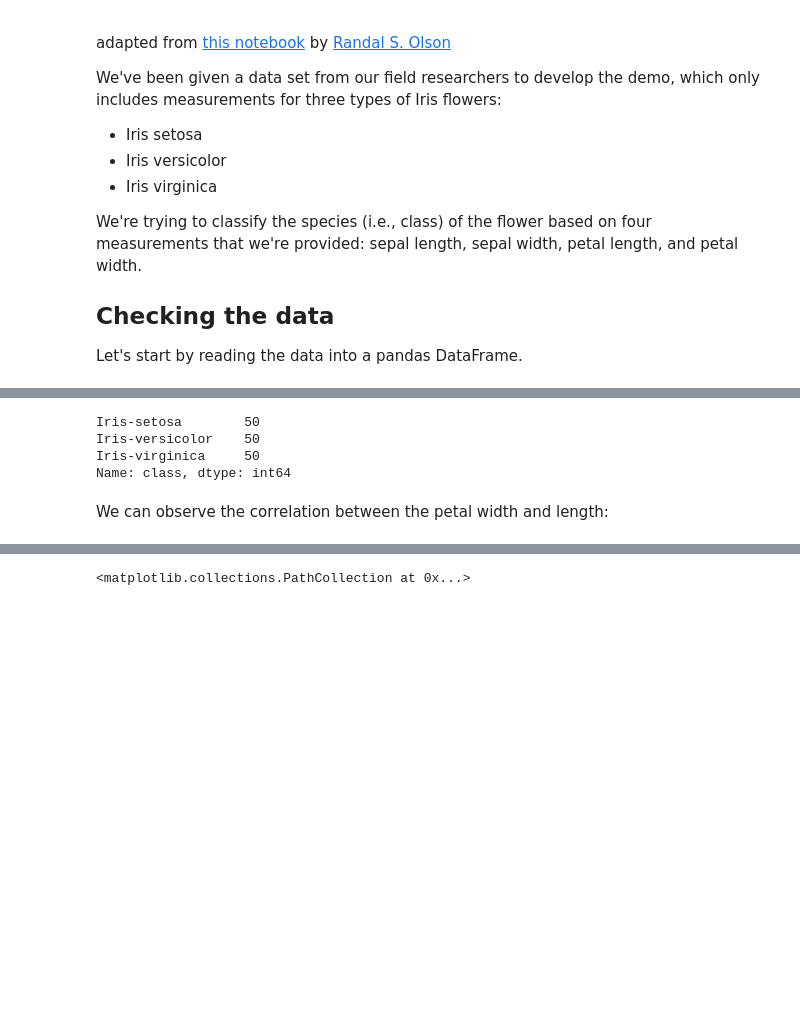
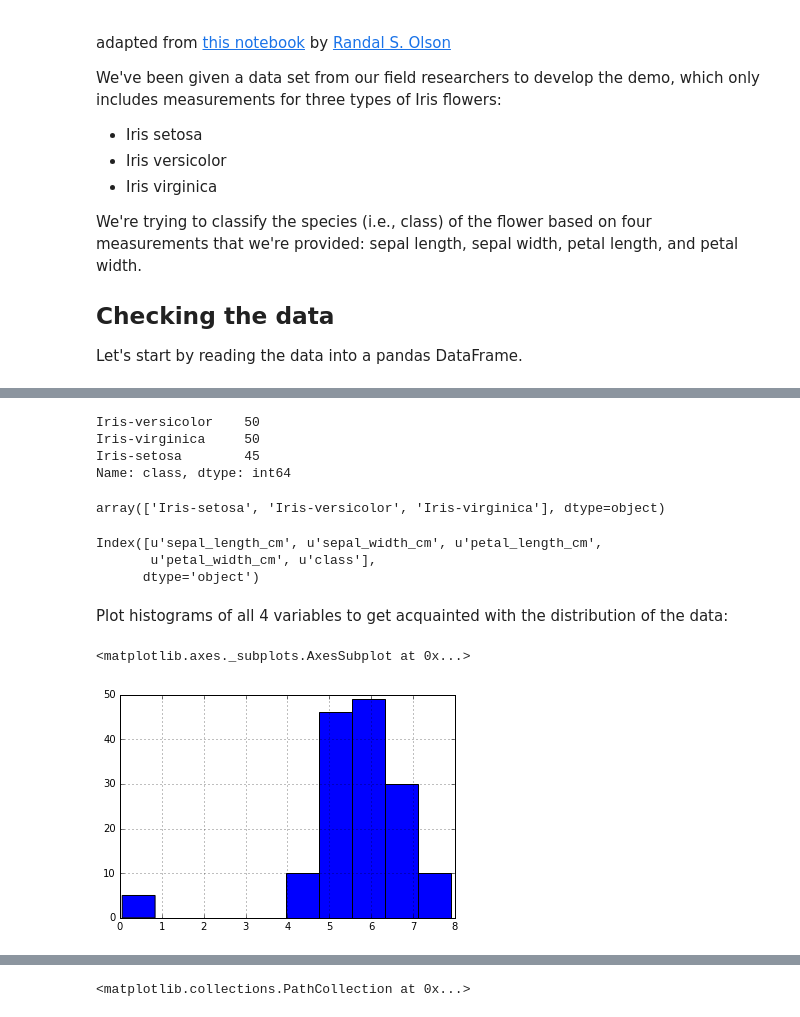
Before and after one commit to inkandswitch/livebook, a Jupyter notebook: sample-notebooks/iris_data.ipynb, the cells around one changed output, grey strips where cells are left out. Saved outputs shown, nothing was run; the diff lists cells and outputs as text; code cells hidden in the pictures; blank space fills up the shorter version.

```diff
--- a/sample-notebooks/iris_data.ipynb
+++ b/sample-notebooks/iris_data.ipynb
@@ -29,0 +57,3 @@ iris_data.head()
+# %%
+iris_data.dropna(inplace=True)
+iris_data.describe()
@@ -32,9 +72,24 @@ We can print out the classes present in the data set and its frequency:
 # %%
 iris_data['class'].value_counts()
 # %% [output]
-Iris-setosa        50
 Iris-versicolor    50
 Iris-virginica     50
+Iris-setosa        45
 Name: class, dtype: int64
-# %% [markdown]
-We can observe the correlation between the petal width and length:
+# %%
+iris_data['class'].unique()
+# %% [output]
+array(['Iris-setosa', 'Iris-versicolor', 'Iris-virginica'], dtype=object)
+# %%
+iris_data.columns
+# %% [output]
+Index([u'sepal_length_cm', u'sepal_width_cm', u'petal_length_cm',
+       u'petal_width_cm', u'class'],
+      dtype='object')
+# %% [markdown]
+Plot histograms of all 4 variables to get acquainted with the distribution of the data:
+# %%
+iris_data['sepal_length_cm'].hist()
+# %% [output]
+<matplotlib.axes._subplots.AxesSubplot at 0x...>
+[figure, added]
```
Also changed, not shown: parts of 31 cells of this notebook.
